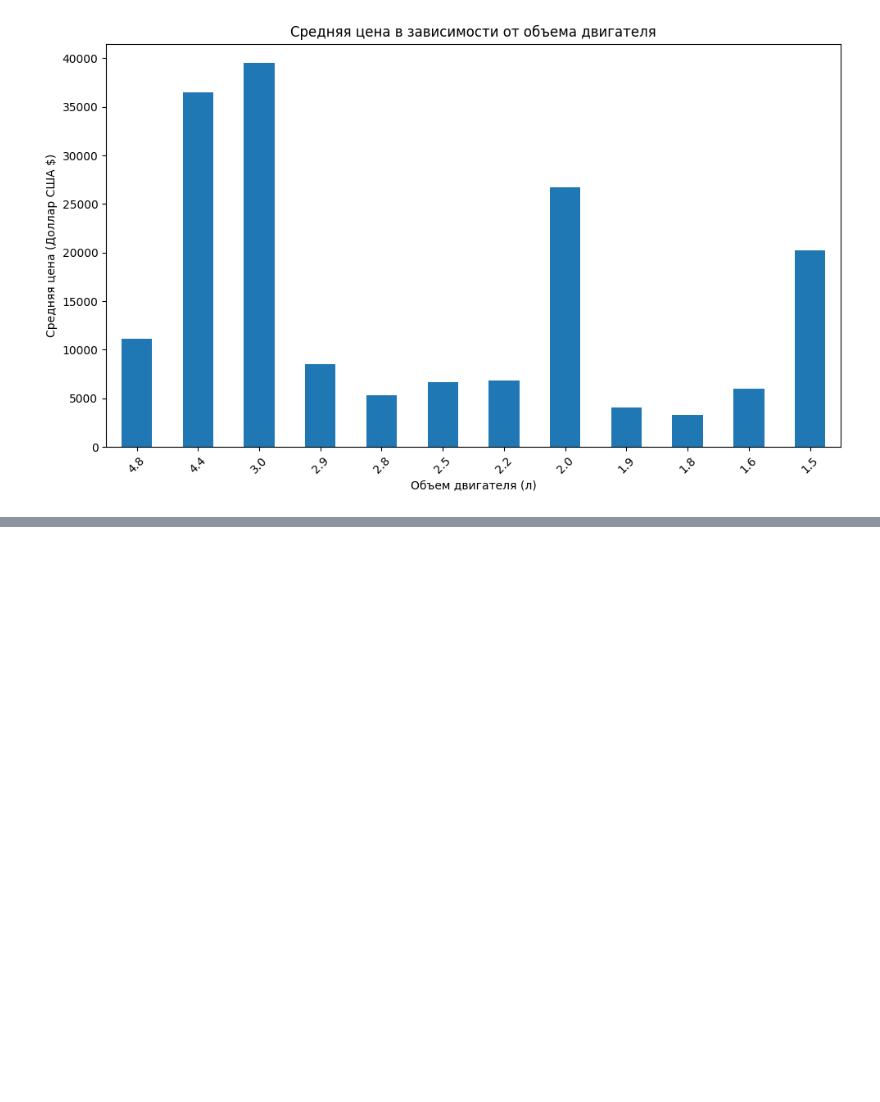
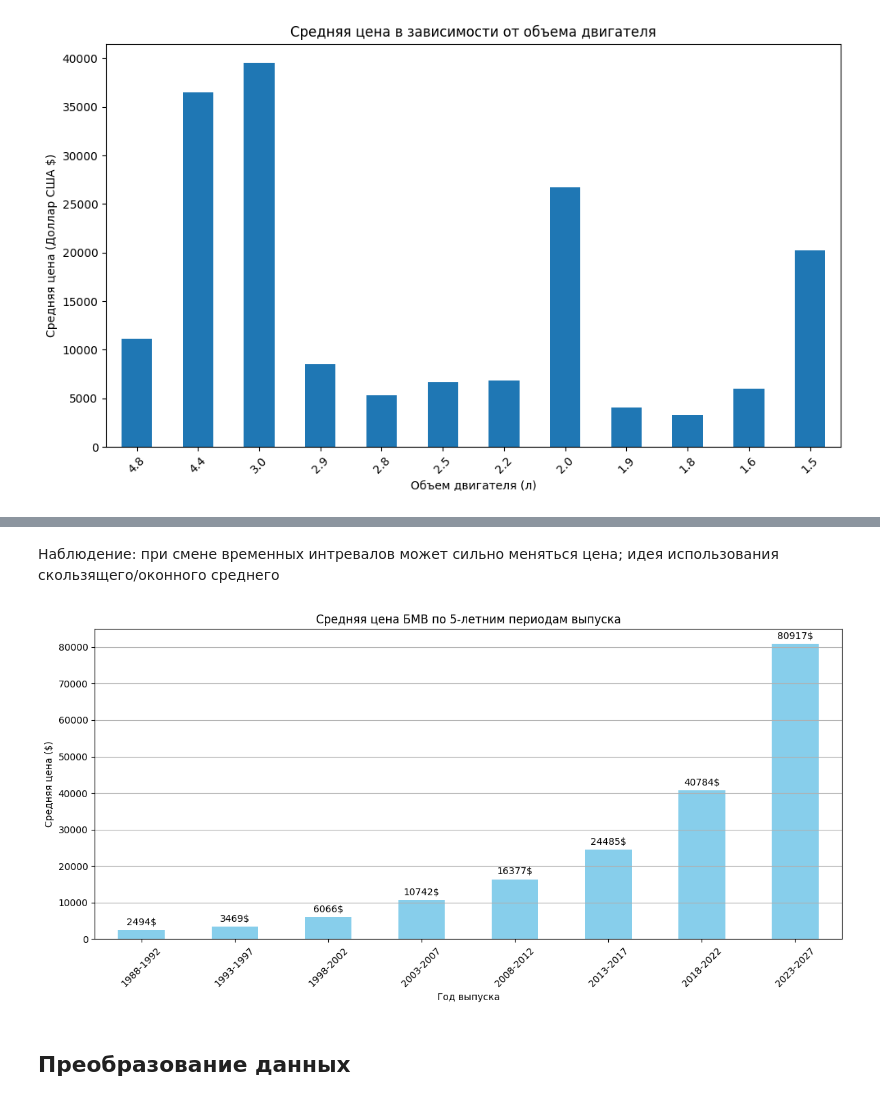
Before and after one commit to trxxnk/BimmerAI, a Jupyter notebook: notebooks/bmw_analys.ipynb, the cells around one changed output, grey strips where cells are left out. Drawn from its saved outputs; the diff is of its cells as text; code cells hidden in the pictures; blank space fills up the shorter version.

```diff
--- a/notebooks/bmw_analys.ipynb
+++ b/notebooks/bmw_analys.ipynb
@@ -124,0 +259,33 @@ plt.show()
+# %% [markdown]
+Наблюдение: при смене временных интревалов может сильно меняться цена; идея использования скользящего/оконного среднего
+# %%
+# Средняя цена БМВ по 5-летним периодам выпуска
+bins = range(1988, 2030, 5)  # 1985-1990, 1990-1995, ...
+labels = [f"{start}-{end-1}" for start, end in zip(bins[:-1], bins[1:])]  # Подписи: "1985-1989", "1990-1994"...
+
+temp = data[['Год', 'Цена']].copy()
+
+# Группировка по бинам
+temp['Год_группа'] = pd.cut(
+    temp['Год'],
+    bins=bins,
+    labels=labels,
+    right=False  # Интервал [start, end), т.е. 1985-1989, 1990-1994...
+)
+
+avg_price_by_bin = temp.groupby('Год_группа')['Цена'].mean().dropna()
+
+plt.figure(figsize=(12, 6))
+ax = avg_price_by_bin.plot(kind='bar', color='skyblue')
+ax.bar_label(ax.containers[0], fmt='%.0f$', padding=3)
+plt.title('Средняя цена БМВ по 5-летним периодам выпуска')
+plt.xlabel('Год выпуска')
+plt.ylabel('Средняя цена ($)')
+plt.xticks(rotation=45)
+plt.grid(axis='y')
+plt.tight_layout()
+plt.show()
+# %% [output]
+[figure, added]
+# %% [markdown]
+## Преобразование данных
```
Also changed, not shown: parts of 23 cells of this notebook.
